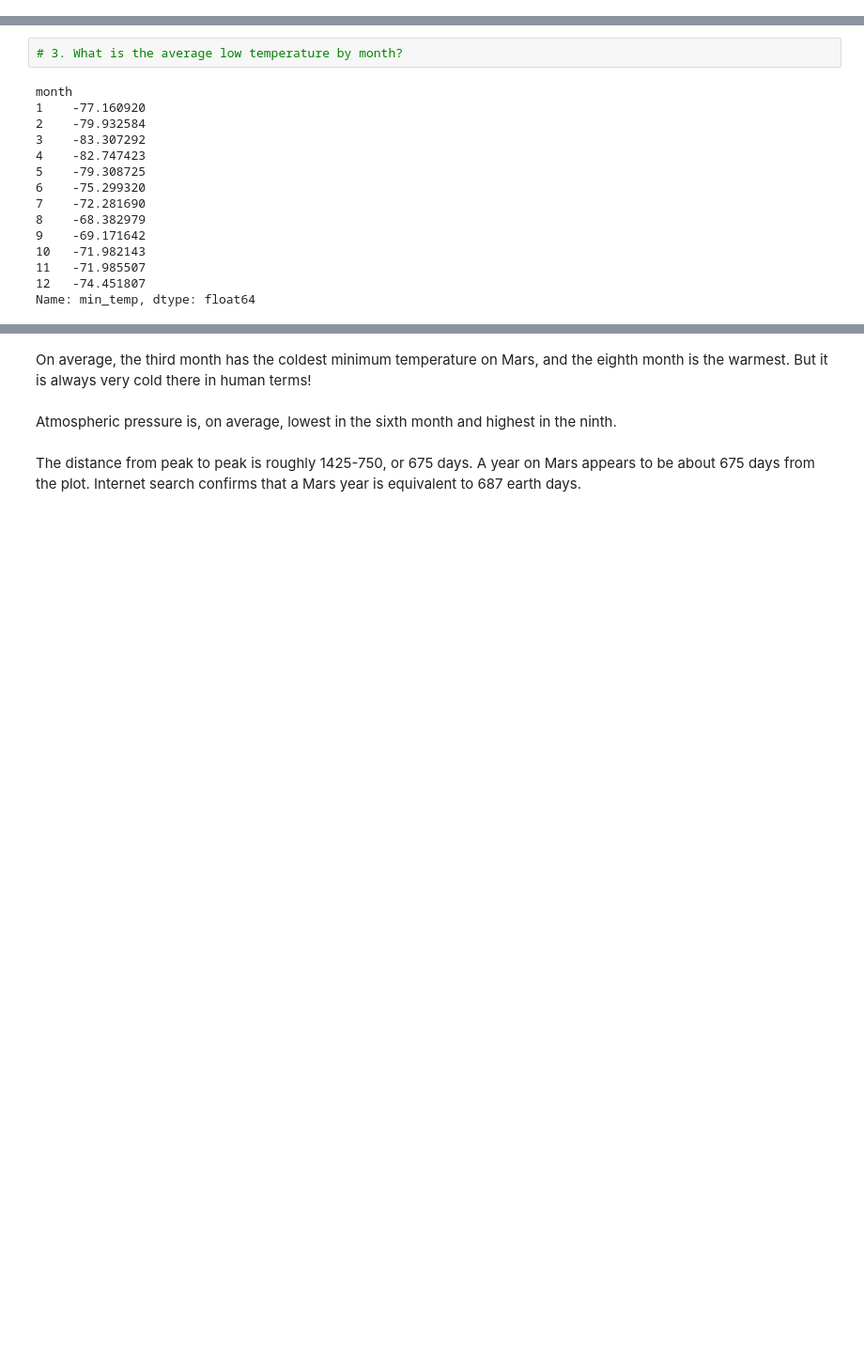
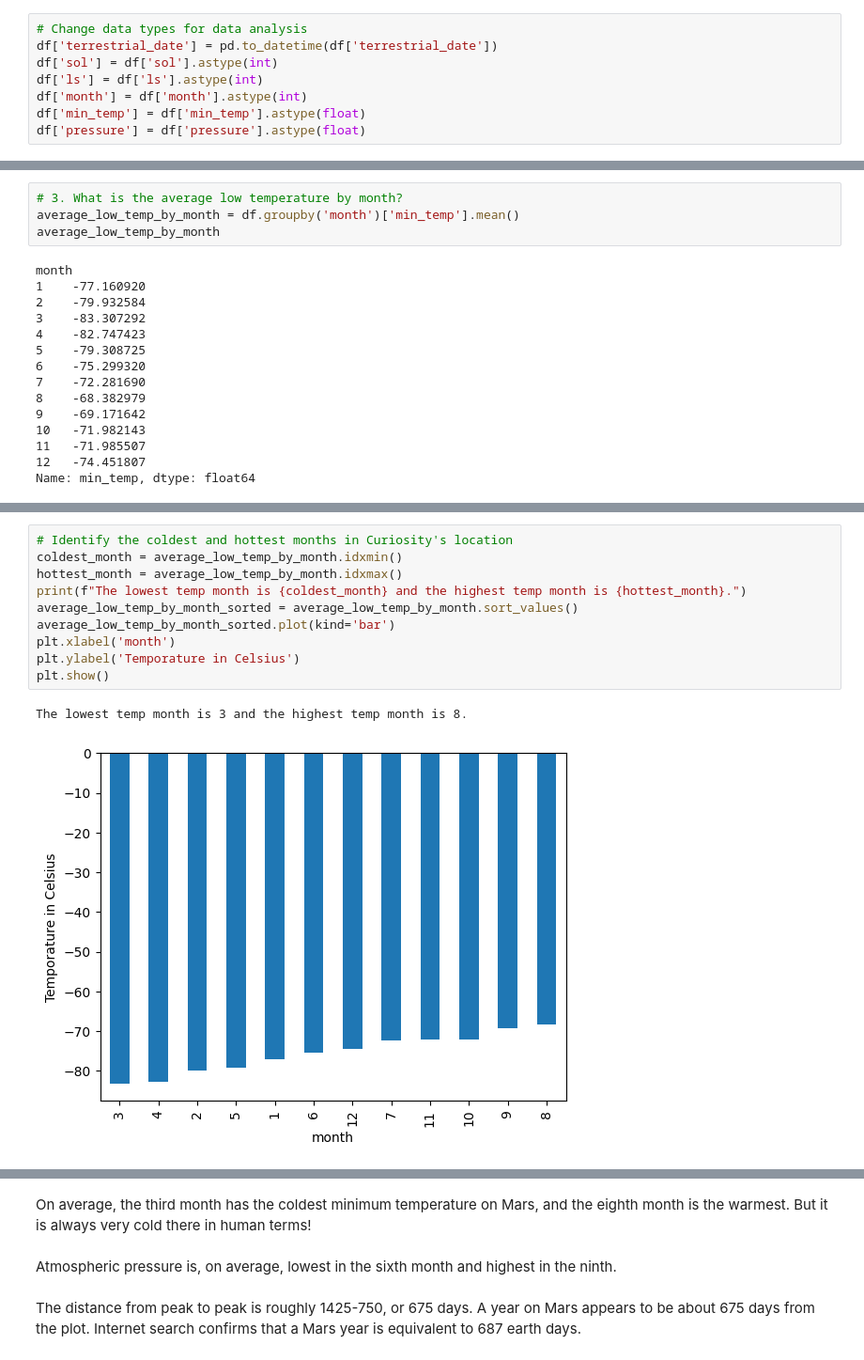
Before and after one commit to dtjskim/module-11-challenge, a Jupyter notebook: part_2_mars_weather.ipynb, the cells around one changed output, grey strips where cells are left out. Shown at 94% size. Saved outputs shown, nothing was run; the diff lists cells and outputs as text; blank space fills up the shorter version.

```diff
--- a/part_2_mars_weather.ipynb
+++ b/part_2_mars_weather.ipynb
@@ -95,2 +94,10 @@ dtype: object
+# %%
+# Change data types for data analysis
+df['terrestrial_date'] = pd.to_datetime(df['terrestrial_date'])
+df['sol'] = df['sol'].astype(int)
+df['ls'] = df['ls'].astype(int)
+df['month'] = df['month'].astype(int)
+df['min_temp'] = df['min_temp'].astype(float)
+df['pressure'] = df['pressure'].astype(float)
 # %%
 # Confirm type changes were successful by examining data types again
@@ -141,6 +157,8 @@ Name: month, dtype: int64
 1867
 # %%
 # 3. What is the average low temperature by month?
+average_low_temp_by_month = df.groupby('month')['min_temp'].mean()
+average_low_temp_by_month
 # %% [output]
 month
 1    -77.160920
@@ -167,2 +185,15 @@ Name: min_temp, dtype: float64
+# %%
+# Identify the coldest and hottest months in Curiosity's location
+coldest_month = average_low_temp_by_month.idxmin()
+hottest_month = average_low_temp_by_month.idxmax()
+print(f"The lowest temp month is {coldest_month} and the highest temp month is {hottest_month}.")
+average_low_temp_by_month_sorted = average_low_temp_by_month.sort_values()
+average_low_temp_by_month_sorted.plot(kind='bar')
+plt.xlabel('month')
+plt.ylabel('Temporature in Celsius')
+plt.show()
+# %% [output]
+The lowest temp month is 3 and the highest temp month is 8.
+[figure, added]
 # %%
 # 4. Average pressure by Martian month
```
Also changed, not shown: parts of 13 cells of this notebook, 1 other file.
